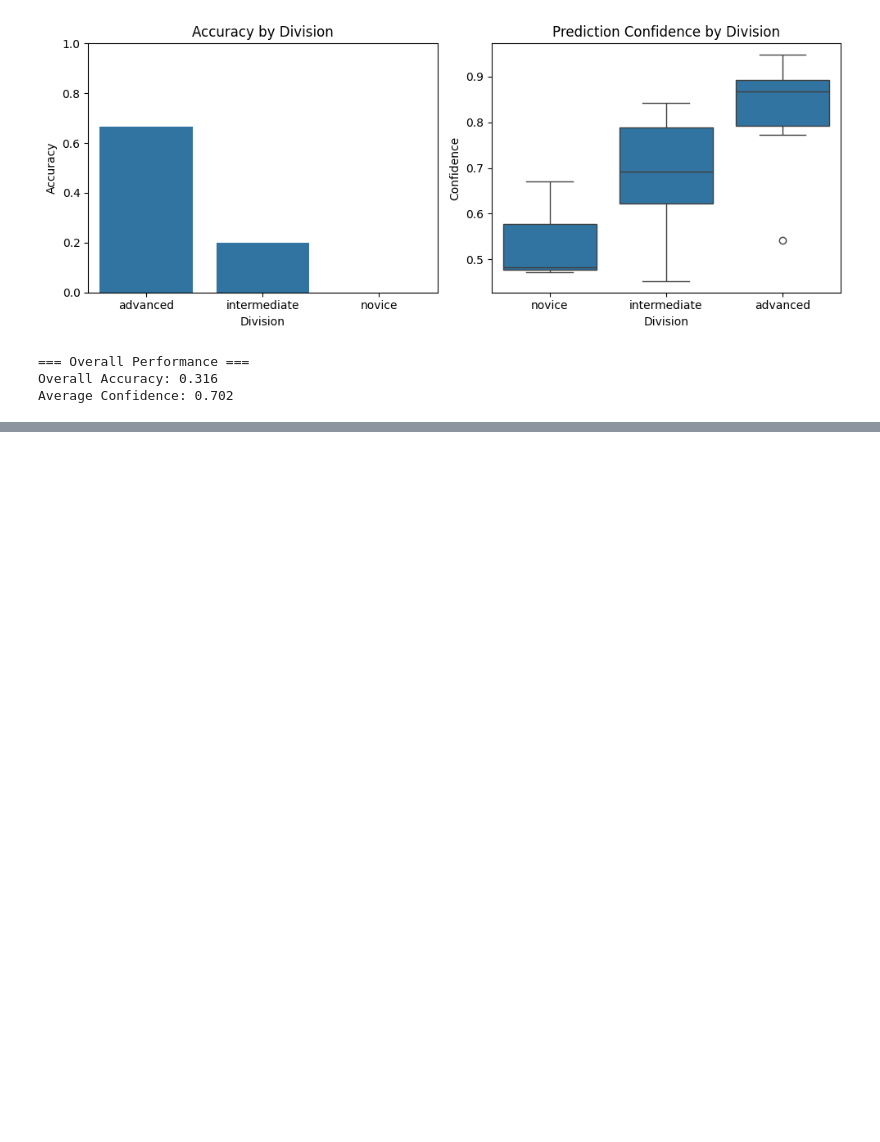
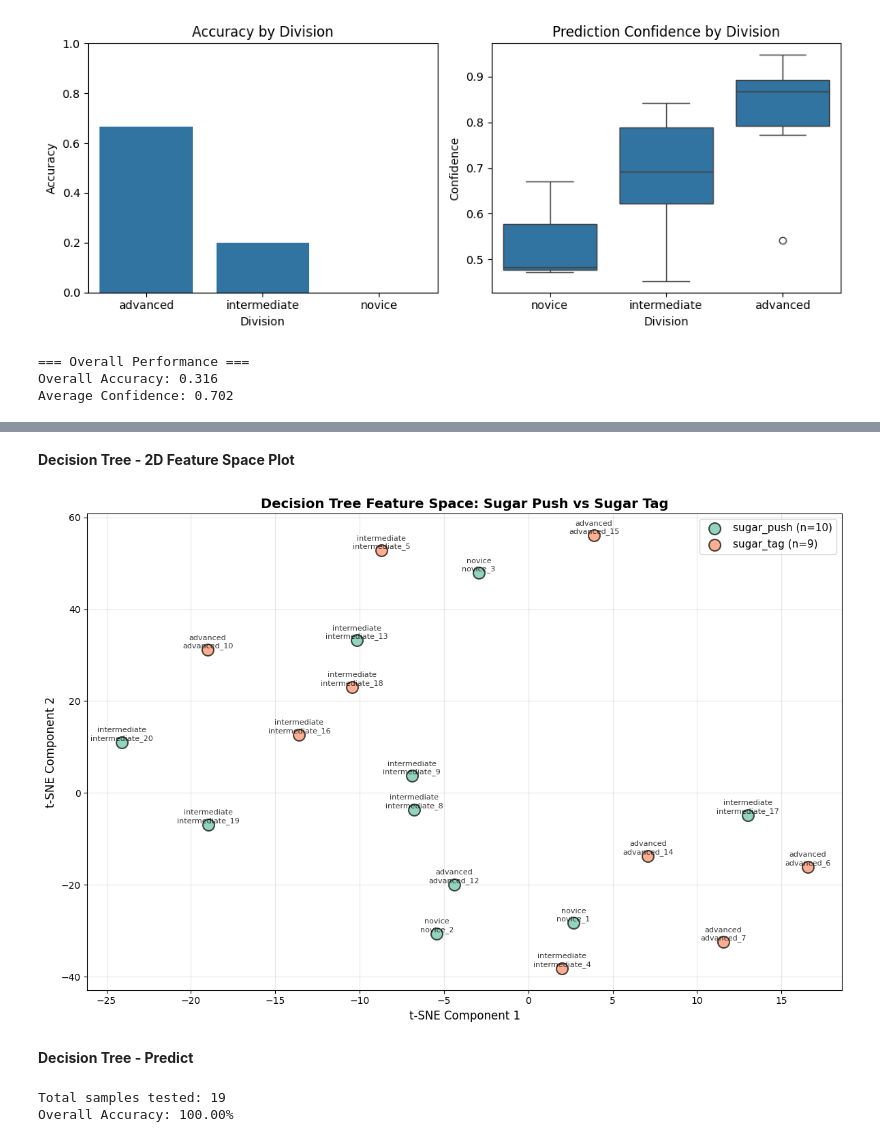
Before and after one commit to AniaNiedzialek/CS171_project, a Jupyter notebook: notebooks/03_visualization_analysis.ipynb, the cells around one changed output, grey strips where cells are left out. Cells and saved outputs as stored; diff of their text form; code cells hidden in the pictures; blank space fills up the shorter version.

```diff
--- a/notebooks/03_visualization_analysis.ipynb
+++ b/notebooks/03_visualization_analysis.ipynb
@@ -442,0 +636,79 @@ NameError: name 'y' is not defined
+# %% [markdown]
+**Decision Tree - 2D Feature Space Plot**
+# %%
+plt.figure(figsize=(12, 8))
+unique_labels = np.unique(dt_y)
+colors = sns.color_palette('Set2', n_colors=len(unique_labels))
+label_to_color = {label: colors[i] for i, label in enumerate(unique_labels)}
+
+for label in unique_labels:
+    mask = dt_y == label
+    indices = np.where(mask)[0]
+
+    plt.scatter(
+        dt_emb_plot[mask, 0],
+        dt_emb_plot[mask, 1],
+        label=f'{label} (n={mask.sum()})',
+        s=150,
+        alpha=0.7,
+        color=label_to_color[label],
+        edgecolors='black',
+        linewidth=1.5
+    )
+
+    for idx in indices:
+        division = dt_meta.iloc[idx]['division']
+        video = dt_meta.iloc[idx]['video']
+        plt.annotate(
+            f"{division}\n{video}",
+            (dt_emb_plot[idx, 0], dt_emb_plot[idx, 1]),
+            fontsize=8,
+            alpha=0.8,
+            ha='center',
+            va='bottom'
+        )
+
+plt.xlabel(f'{dt_method} Component 1', fontsize=12)
+plt.ylabel(f'{dt_method} Component 2', fontsize=12)
+plt.title('Decision Tree Feature Space: Sugar Push vs Sugar Tag', fontsize=14, fontweight='bold')
+plt.legend(fontsize=11, loc='best')
+plt.grid(True, alpha=0.3)
+plt.tight_layout()
+plt.show()
+# %% [output]
+[figure, added]
+# %% [markdown]
+**Decision Tree - Predict**
+# %%
+# Load the full dataset using keypoints_2
+df_test = dt_find_videos()
+
+# Make predictions on all data
+all_predictions = []
+all_true_labels = []
+prediction_probs = []
+
+for _, row in df_test.iterrows():
+    # Load and preprocess the video
+    seq = dt_load_keypoints(row['np_path'])
+    vec = aggregate_video_features(seq, target_len=64)
+
+    # Predict
+    pred = dt_pipe.predict([vec])[0]
+    prob = dt_pipe.predict_proba([vec])[0]
+
+    all_predictions.append(pred)
+    all_true_labels.append(row['label'])
+    prediction_probs.append(prob)
+
+# Calculate overall accuracy
+all_predictions = np.array(all_predictions)
+all_true_labels = np.array(all_true_labels)
+overall_accuracy = accuracy_score(all_true_labels, all_predictions)
+
+# Print results
+print(f"Total samples tested: {len(all_predictions)}")
+print(f"Overall Accuracy: {overall_accuracy:.2%}")
+# %% [output]
+Total samples tested: 19
+Overall Accuracy: 100.00%
```
Also changed, not shown: parts of 9 cells of this notebook, 1 other file.
